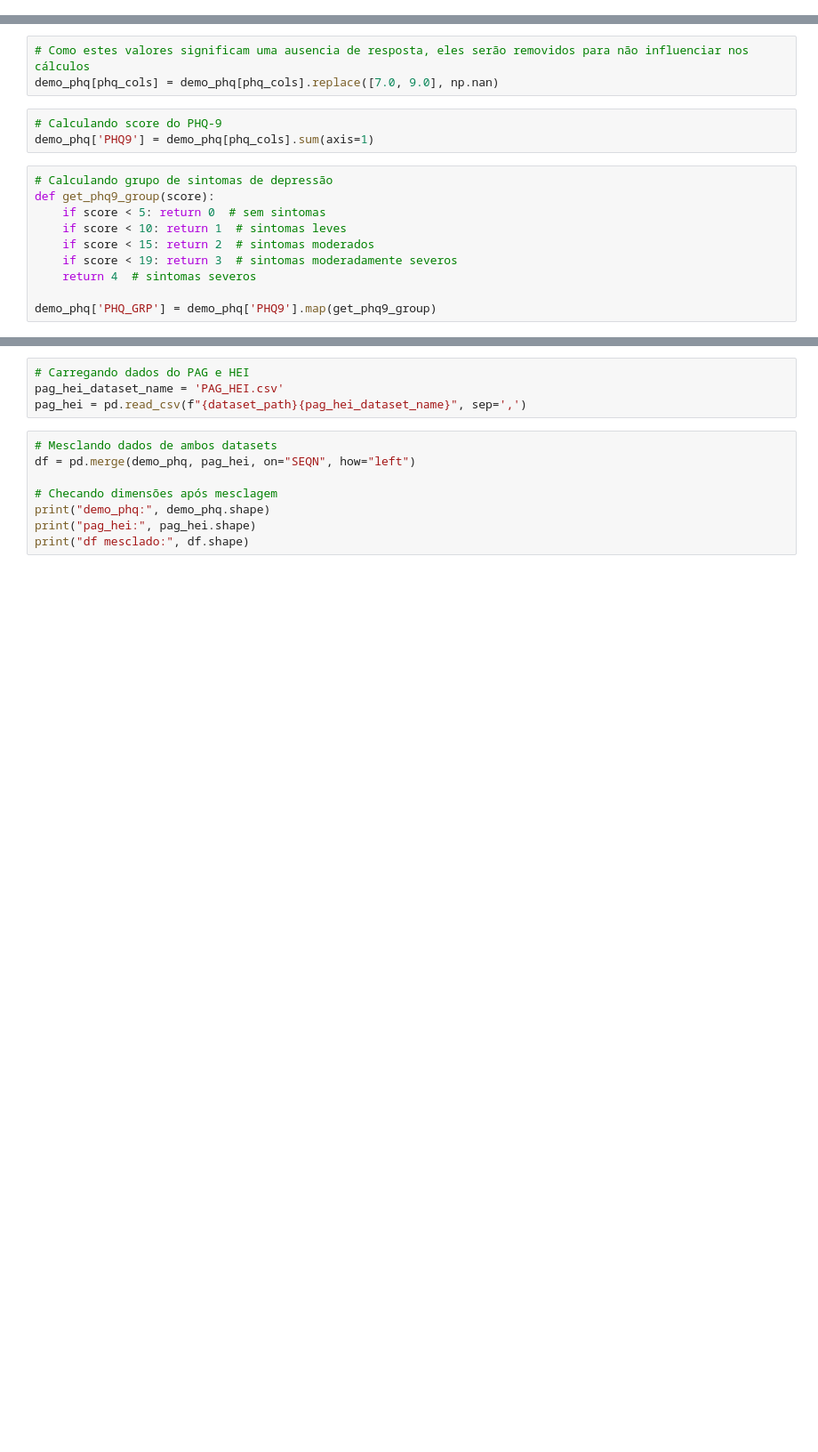
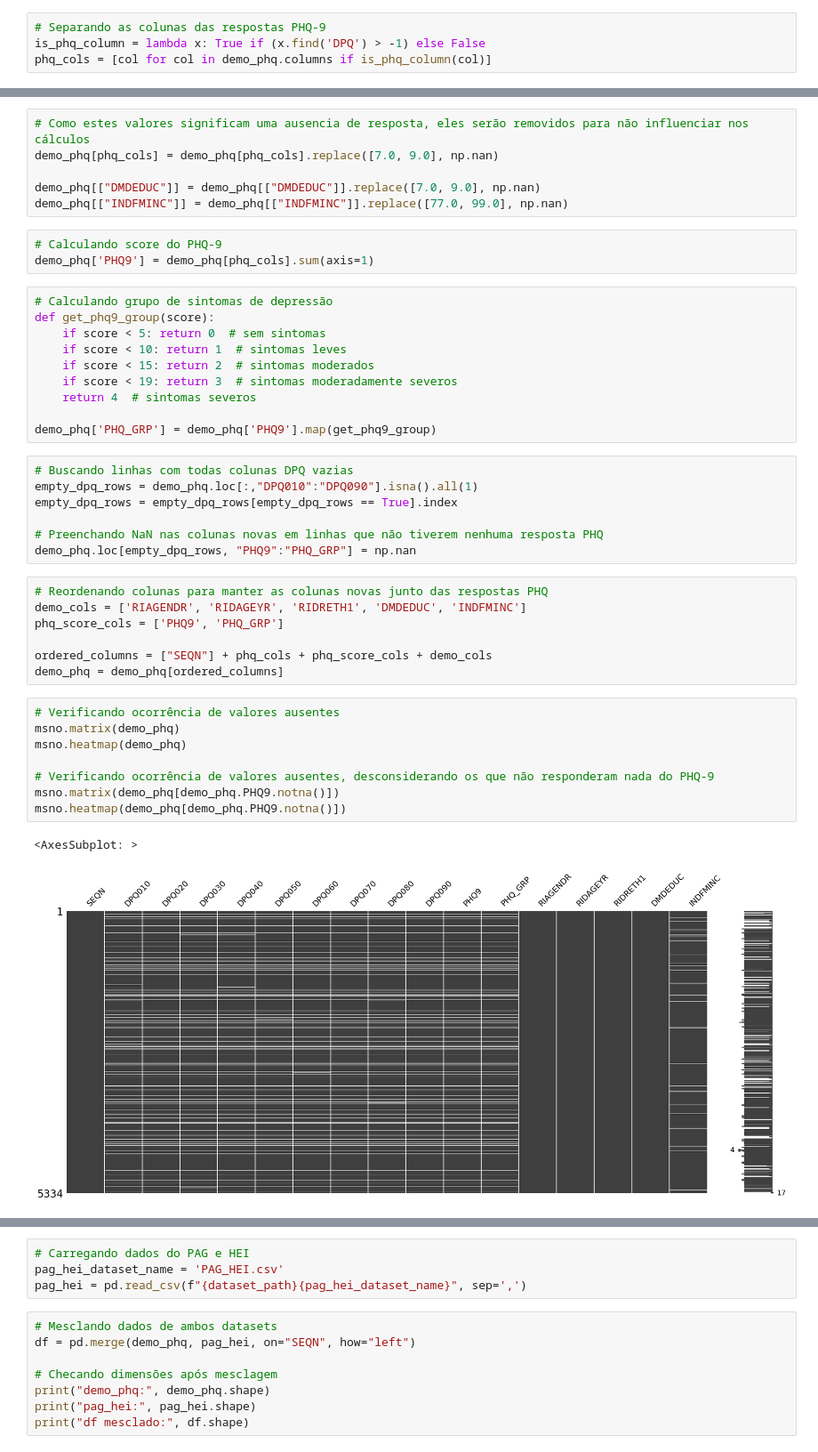
Before and after one commit to thiago-paim/tera-desafio-inferencia, a Jupyter notebook: notebooks/data_treatment.ipynb, the cells around one changed output, grey strips where cells are left out. Shown at 89% size. Saved outputs shown, nothing was run; the diff lists cells and outputs as text; blank space fills up the shorter version.

```diff
--- a/notebooks/data_treatment.ipynb
+++ b/notebooks/data_treatment.ipynb
@@ -28,5 +28,9 @@ dataset_path = '../data/raw/'
 demo_phq_dataset_name = 'DEMO_PHQ.csv'
 
 demo_phq = pd.read_csv(f"{dataset_path}{demo_phq_dataset_name}", sep=',')
+# %%
+# Separando as colunas das respostas PHQ-9
+is_phq_column = lambda x: True if (x.find('DPQ') > -1) else False
+phq_cols = [col for col in demo_phq.columns if is_phq_column(col)]
 # %%
 # Checando ocorrencias de respostas 7 e 9 no PHQ-9
@@ -35,6 +52,9 @@ print(f'Ocorrências de resposta 9: {(demo_phq[phq_cols] == 9.0).sum().sum()}')
 # %%
 # Como estes valores significam uma ausencia de resposta, eles serão removidos para não influenciar nos cálculos
 demo_phq[phq_cols] = demo_phq[phq_cols].replace([7.0, 9.0], np.nan)
+
+demo_phq[["DMDEDUC"]] = demo_phq[["DMDEDUC"]].replace([7.0, 9.0], np.nan)
+demo_phq[["INDFMINC"]] = demo_phq[["INDFMINC"]].replace([77.0, 99.0], np.nan)
 # %%
 # Calculando score do PHQ-9
 demo_phq['PHQ9'] = demo_phq[phq_cols].sum(axis=1)
@@ -48,3 +68,28 @@ def get_phq9_group(score):
     return 4  # sintomas severos
 
 demo_phq['PHQ_GRP'] = demo_phq['PHQ9'].map(get_phq9_group)
+# %%
+# Buscando linhas com todas colunas DPQ vazias
+empty_dpq_rows = demo_phq.loc[:,"DPQ010":"DPQ090"].isna().all(1)
+empty_dpq_rows = empty_dpq_rows[empty_dpq_rows == True].index
+
+# Preenchando NaN nas colunas novas em linhas que não tiverem nenhuma resposta PHQ
+demo_phq.loc[empty_dpq_rows, "PHQ9":"PHQ_GRP"] = np.nan
+# %%
+# Reordenando colunas para manter as colunas novas junto das respostas PHQ
+demo_cols = ['RIAGENDR', 'RIDAGEYR', 'RIDRETH1', 'DMDEDUC', 'INDFMINC']
+phq_score_cols = ['PHQ9', 'PHQ_GRP']
+
+ordered_columns = ["SEQN"] + phq_cols + phq_score_cols + demo_cols
+demo_phq = demo_phq[ordered_columns]
+# %%
+# Verificando ocorrência de valores ausentes
+msno.matrix(demo_phq)
+msno.heatmap(demo_phq)
+
+# Verificando ocorrência de valores ausentes, desconsiderando os que não responderam nada do PHQ-9
+msno.matrix(demo_phq[demo_phq.PHQ9.notna()])
+msno.heatmap(demo_phq[demo_phq.PHQ9.notna()])
+# %% [output]
+<AxesSubplot: >
+[figure, added]
```
Also changed, not shown: parts of 5 cells of this notebook.
